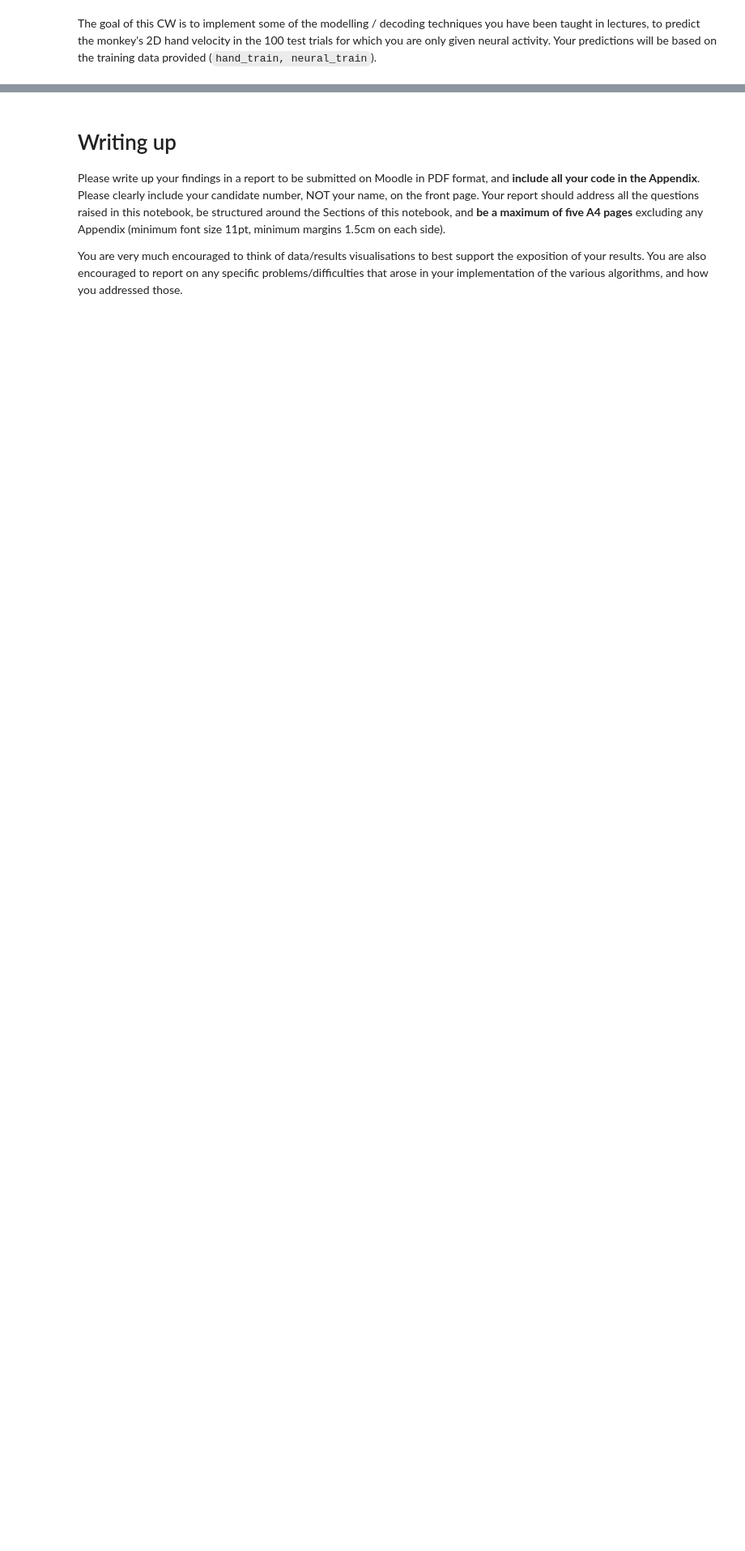
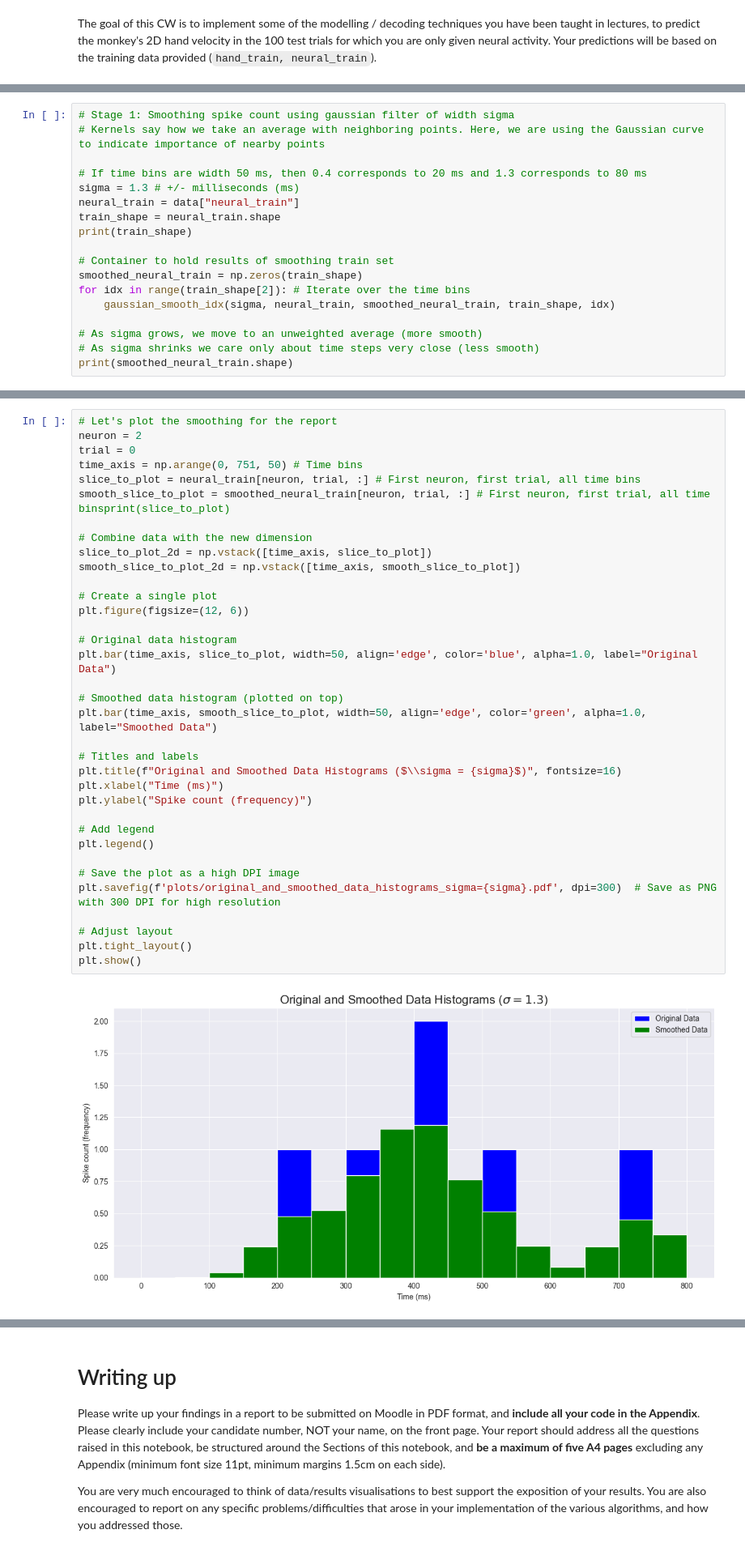
Before and after one commit to ceh-2000/brain_machine_interfaces, a Jupyter notebook: assignment_2/4G10-CW2-handout.ipynb, the cells around one changed output, grey strips where cells are left out. Shown: that part at 81% size. Cells and saved outputs as stored; diff of their text form; blank space fills up the shorter version.

```diff
--- a/assignment_2/4G10-CW2-handout.ipynb
+++ b/assignment_2/4G10-CW2-handout.ipynb
@@ -40,0 +102,18 @@ The goal of this CW is to implement some of the modelling / decoding techniques
+# %%
+# Stage 1: Smoothing spike count using gaussian filter of width sigma
+# Kernels say how we take an average with neighboring points. Here, we are using the Gaussian curve to indicate importance of nearby points
+
+# If time bins are width 50 ms, then 0.4 corresponds to 20 ms and 1.3 corresponds to 80 ms
+sigma = 1.3 # +/- milliseconds (ms)
+neural_train = data["neural_train"]
+train_shape = neural_train.shape
+print(train_shape)
+
+# Container to hold results of smoothing train set
+smoothed_neural_train = np.zeros(train_shape)
+for idx in range(train_shape[2]): # Iterate over the time bins
+    gaussian_smooth_idx(sigma, neural_train, smoothed_neural_train, train_shape, idx)
+
+# As sigma grows, we move to an unweighted average (more smooth)
+# As sigma shrinks we care only about time steps very close (less smooth)
+print(smoothed_neural_train.shape)
@@ -41 +123,38 @@ The goal of this CW is to implement some of the modelling / decoding techniques
+# %%
+# Let's plot the smoothing for the report
+neuron = 2
+trial = 0
+time_axis = np.arange(0, 751, 50) # Time bins
+slice_to_plot = neural_train[neuron, trial, :] # First neuron, first trial, all time bins
+smooth_slice_to_plot = smoothed_neural_train[neuron, trial, :] # First neuron, first trial, all time binsprint(slice_to_plot)
+
+# Combine data with the new dimension
+slice_to_plot_2d = np.vstack([time_axis, slice_to_plot])
+smooth_slice_to_plot_2d = np.vstack([time_axis, smooth_slice_to_plot])
+
+# Create a single plot
+plt.figure(figsize=(12, 6))
+
+# Original data histogram
+plt.bar(time_axis, slice_to_plot, width=50, align='edge', color='blue', alpha=1.0, label="Original Data")
+
+# Smoothed data histogram (plotted on top)
+plt.bar(time_axis, smooth_slice_to_plot, width=50, align='edge', color='green', alpha=1.0, label="Smoothed Data")
+
+# Titles and labels
+plt.title(f"Original and Smoothed Data Histograms ($\\sigma = {sigma}$)", fontsize=16)
+plt.xlabel("Time (ms)")
+plt.ylabel("Spike count (frequency)")
+
+# Add legend
+plt.legend()
+
+# Save the plot as a high DPI image
+plt.savefig(f'plots/original_and_smoothed_data_histograms_sigma={sigma}.pdf', dpi=300)  # Save as PNG with 300 DPI for high resolution
+
+# Adjust layout
+plt.tight_layout()
+plt.show()
+# %% [output]
+[figure, added]
 # %% [markdown]
```
Also changed, not shown: parts of 10 cells of this notebook, 6 other files.
